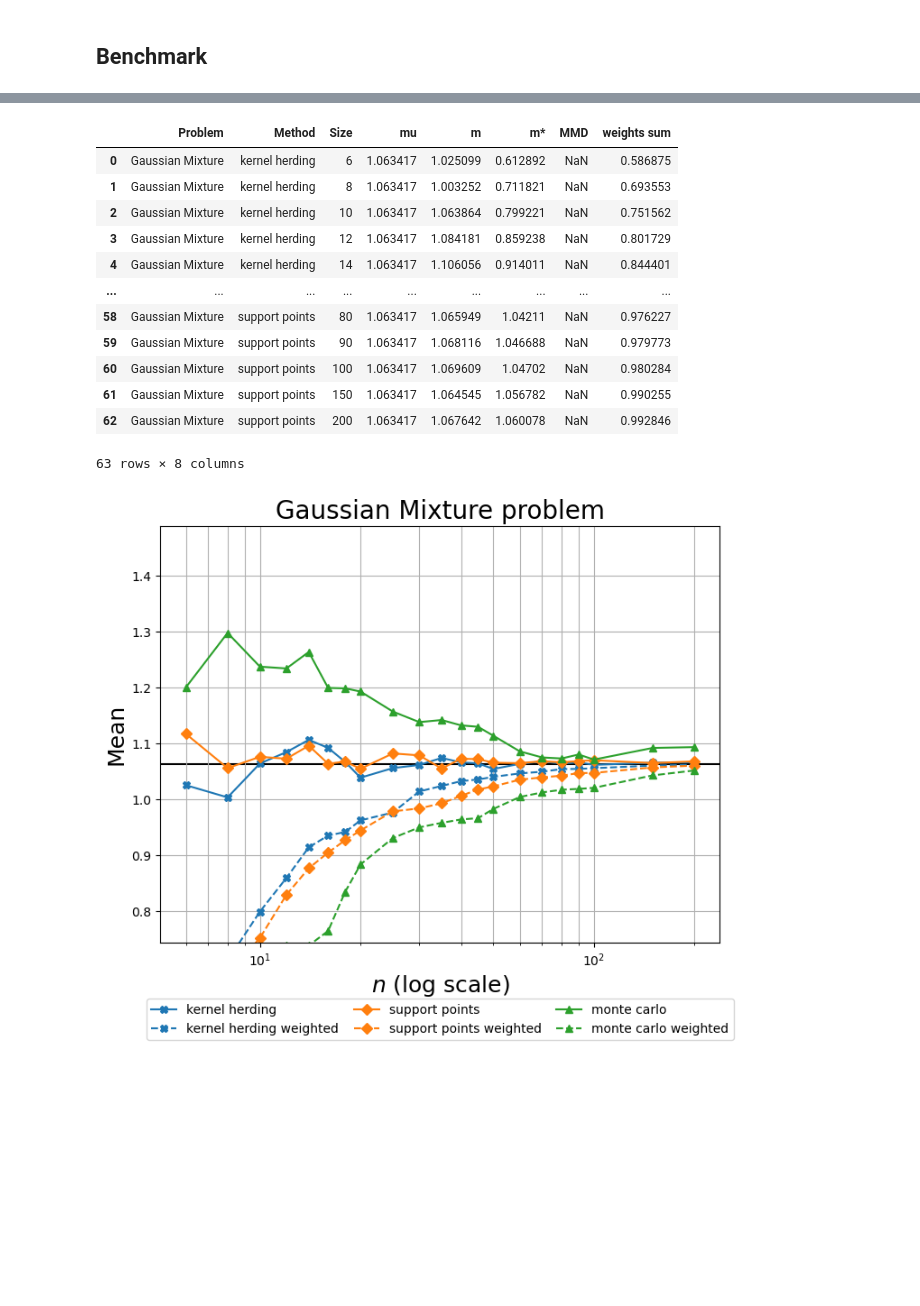
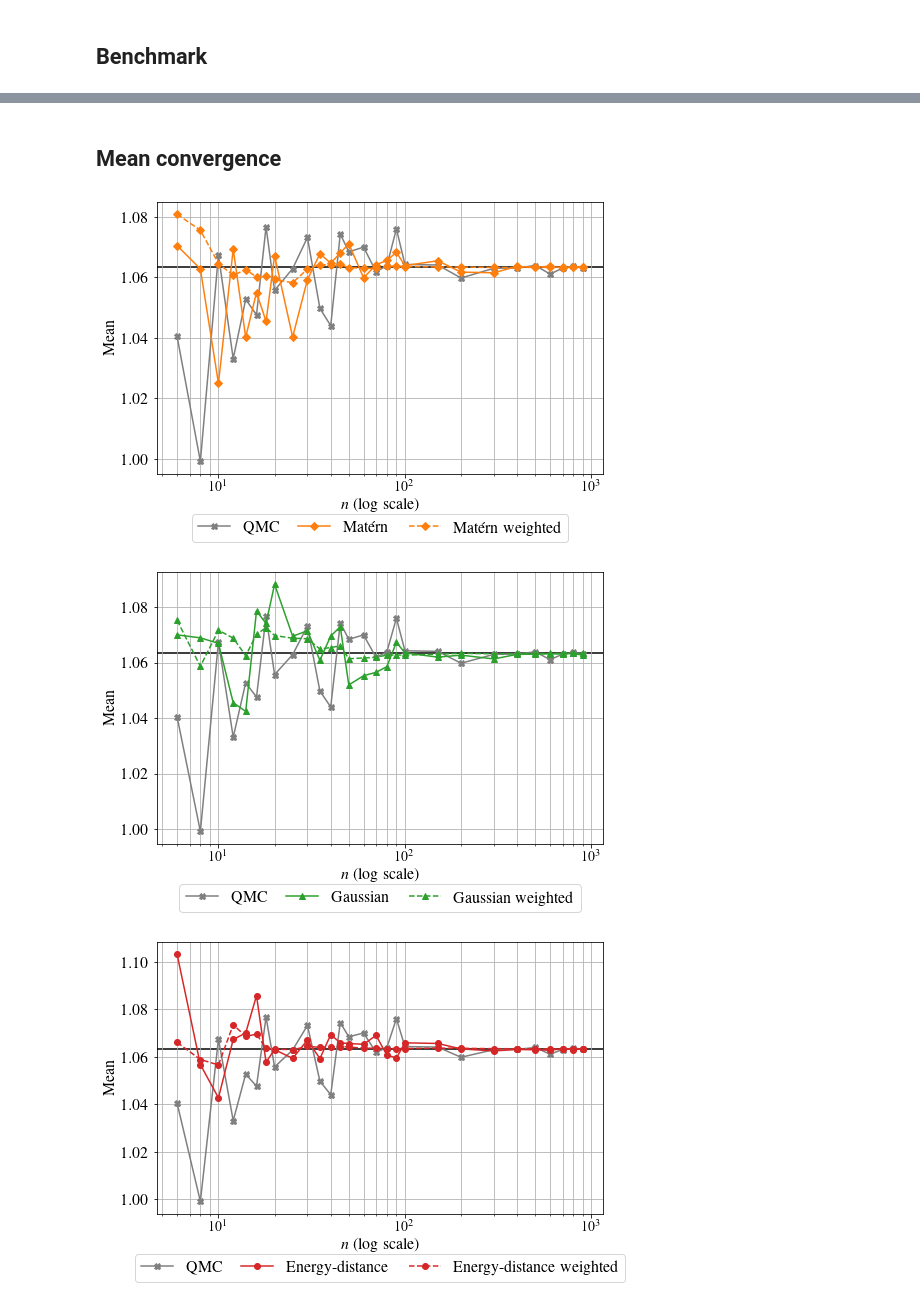
Before and after one commit to efekhari27/ctbenchmark, a Jupyter notebook: DataCentric/gaussian_mixture.ipynb, the cells around one changed output, grey strips where cells are left out. Saved outputs shown, nothing was run; the diff lists cells and outputs as text; code cells hidden in the pictures; blank space fills up the shorter version.

```diff
--- a/DataCentric/gaussian_mixture.ipynb
+++ b/DataCentric/gaussian_mixture.ipynb
@@ -6,6 +7,19 @@ import openturns as ot
 import matplotlib.pyplot as plt
 import ctbenchmark as ctb
 import otkerneldesign as otkd
+# %%
+from matplotlib import rc, rcParams, style
+#style.use('default')
+rcParams['text.usetex'] = True
+#rcParams['text.latex.unicode'] = True
+rc('font', **{'family': 'Times'})
+rc('text', usetex=True)
+rc('font', size=16)# Set the default text font size
+rc('axes', titlesize=20)# Set the axes title font size
+rc('axes', labelsize=16)# Set the axes labels font size
+rc('xtick', labelsize=14)# Set the font size for x tick labels
+rc('ytick', labelsize=16)# Set the font size for y tick labels
+rc('legend', fontsize=16)# Set the legend font size
 # %%
 import scipy.io
 mat = scipy.io.loadmat('yutian_mixture.mat')
@@ -24,9 +42,11 @@ fig = d.draw_2D_controur('Gaussian mixture', None, distribution, nb_isocurves=12
 # %%
 dimension = distribution.getDimension()
-size = 20
-mc_design = distribution.getSample(size)
-candidate_set_size = int(1e4)
-candidate_set = distribution.getSample(candidate_set_size)
+size = 50
+candidate_set_size = int(2**13)
+seq = ot.SobolSequence(distribution.getDimension())
+sobol_experiment = ot.LowDiscrepancyExperiment(seq, distribution, candidate_set_size, False)
+candidate_set = sobol_experiment.generate()
+#candidate_set = distribution.getSample(candidate_set_size)
 # %%
 ker_list = [ot.MaternModel([0.1], [1.0], 2.5)] * dimension
 kernel = ot.ProductCovarianceModel(ker_list)
@@ -68,10 +88,12 @@ plt.legend();
 # %%
-x_bench_sizes = list(range(6, 20, 2)) + list(range(20, 50, 5)) + list(range(50, 100, 10)) + list(range(100, 250, 50))
-my_methods = ['kernel herding', 'support points', 'monte carlo']
+x_bench_sizes = list(range(6, 20, 2)) + list(range(20, 50, 5)) + list(range(50, 100, 10)) + list(range(100, 200, 50)) + list(range(200, 1000, 100))
+#x_bench_sizes = list(range(6, 20, 2)) + list(range(20, 50, 5)) + list(range(50, 100, 10))
+#my_methods = ['kernel herding', 'support points', 'sobol', 'akda']
+my_methods = ['Matérn', 'Gaussian', 'Energy-distance', 'QMC']
 bench = ctb.CentralTendencyBenchmark(my_methods, x_bench_sizes)
 # %%
-bench.scale_coefficient = 0.1
+bench.scale_coefficient = 0.3
 df_benchmark = bench.run_benchmark([problem], candidate_set)
 df_benchmark = df_benchmark.reset_index()
-#df_benchmark.to_csv('results/ct_benchmark_{}.csv'.format(problem_name), index=False)
+df_benchmark.to_csv('res/ct_benchmark_{}.csv'.format(problem_name), index=False)
 # %% [output]
@@ -84,16 +107,0 @@ DONE: problem=Gaussian Mixture | method=kernel herding
-# %%
-df_benchmark
-# %% [output]
-|  | Problem | Method | Size | mu | m | m* | MMD | weights sum |
-| 0 | Gaussian Mixture | kernel herding | 6 | 1.063417 | 1.025099 | 0.612892 | NaN | 0.586875 |
-| 1 | Gaussian Mixture | kernel herding | 8 | 1.063417 | 1.003252 | 0.711821 | NaN | 0.693553 |
-| 2 | Gaussian Mixture | kernel herding | 10 | 1.063417 | 1.063864 | 0.799221 | NaN | 0.751562 |
-| 3 | Gaussian Mixture | kernel herding | 12 | 1.063417 | 1.084181 | 0.859238 | NaN | 0.801729 |
-| 4 | Gaussian Mixture | kernel herding | 14 | 1.063417 | 1.106056 | 0.914011 | NaN | 0.844401 |
-| ... | ... | ... | ... | ... | ... | ... | ... | ... |
-| 58 | Gaussian Mixture | support points | 80 | 1.063417 | 1.065949 | 1.04211 | NaN | 0.976227 |
-| 59 | Gaussian Mixture | support points | 90 | 1.063417 | 1.068116 | 1.046688 | NaN | 0.979773 |
-| 60 | Gaussian Mixture | support points | 100 | 1.063417 | 1.069609 | 1.04702 | NaN | 0.980284 |
-| 61 | Gaussian Mixture | support points | 150 | 1.063417 | 1.064545 | 1.056782 | NaN | 0.990255 |
-| 62 | Gaussian Mixture | support points | 200 | 1.063417 | 1.067642 | 1.060078 | NaN | 0.992846 |
-63 rows × 8 columns
@@ -100,6 +111,13 @@ df_benchmark
+# %% [markdown]
+## Mean convergence
 # %%
-sfile = 'figures/{}_convergence.pdf'.format(problem_name)
-#figure = bench.plot_ct_benchmark(df_benchmark, problem_name, methods=my_methods, save_file=sfile);
-figure = bench.plot_ct_benchmark(df_benchmark, problem_name, methods=my_methods);
+sfile = 'res/{}_convergence_Matern.pdf'.format(problem_name)
+figure = bench.plot_ct_benchmark(df_benchmark, problem_name, methods=['QMC', 'Matérn'], save_file=sfile)
+sfile = 'res/{}_convergence_Gaussian.pdf'.format(problem_name)
+figure = bench.plot_ct_benchmark(df_benchmark, problem_name, methods=['QMC', None, 'Gaussian'], save_file=sfile)
+sfile = 'res/{}_convergence_ED.pdf'.format(problem_name)
+figure = bench.plot_ct_benchmark(df_benchmark, problem_name, methods=['QMC', None, None, 'Energy-distance'], save_file=sfile);
 # %% [output]
-[figure, old version]
+[figure, new version]
+[figure, added]
+[figure, added]
```
Also changed, not shown: parts of 11 cells of this notebook, 46 other files.
